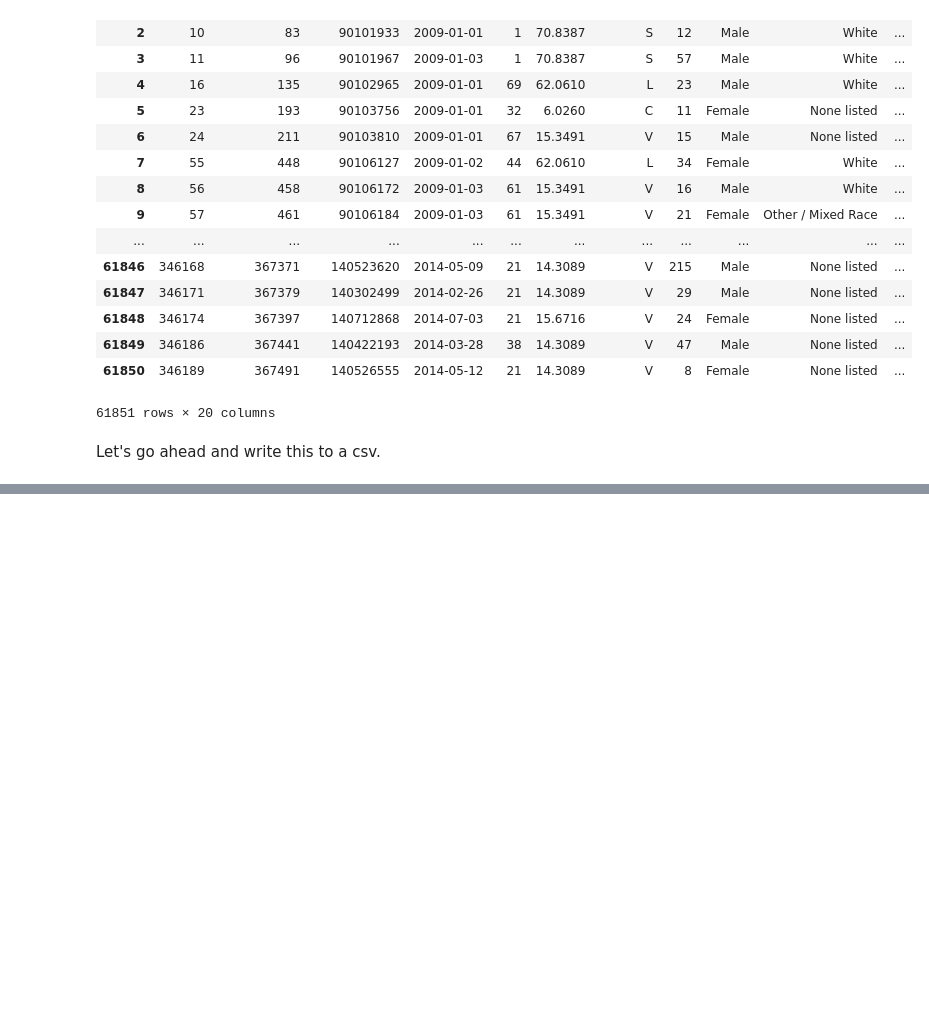
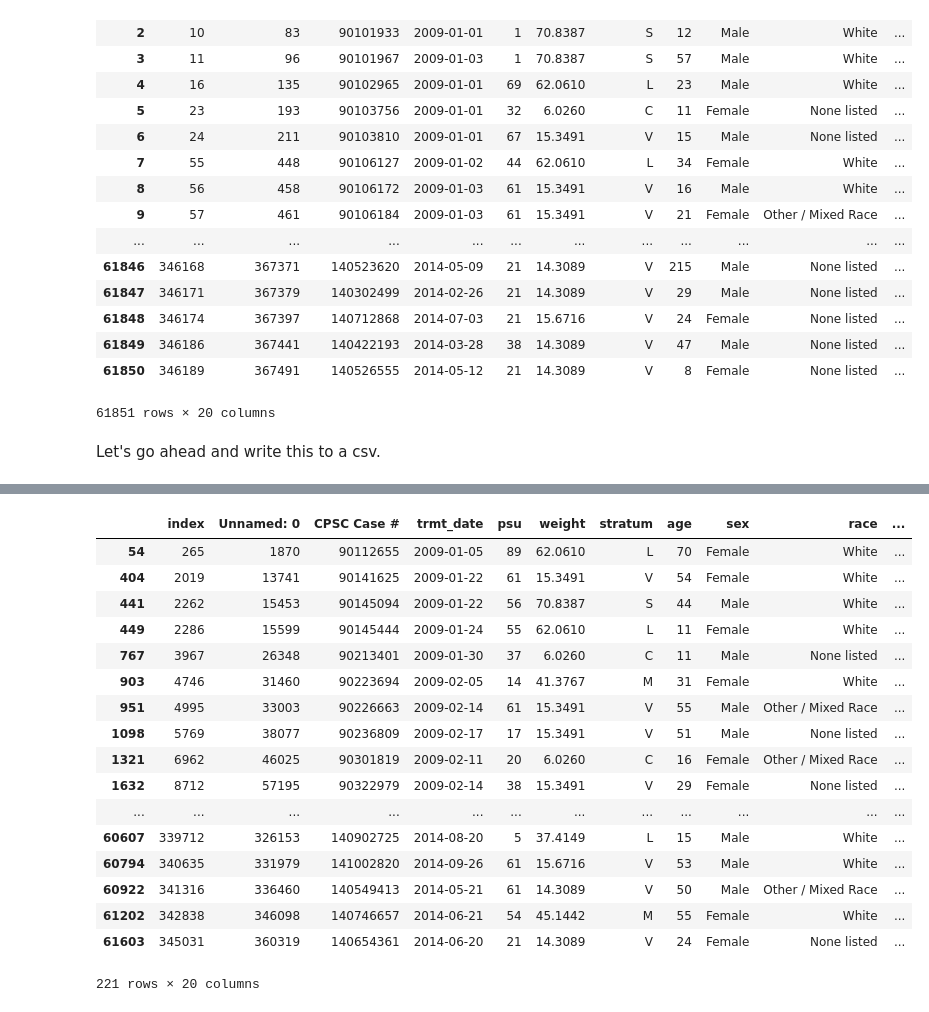
Before and after one commit to jcbain/neander_trauma, a Jupyter notebook: NEISS_data_description.ipynb, the cells around one changed output, grey strips where cells are left out. Cells and saved outputs as stored; diff of their text form; code cells hidden in the pictures; blank space fills up the shorter version.

```diff
--- a/NEISS_data_description.ipynb
+++ b/NEISS_data_description.ipynb
@@ -377,0 +378,23 @@ lt[lt['narrative'].str.contains(pattern)]
+# %%
+back_words = ['SPINE','LUMBAR','VERTEBRAE', 'VERTEBRAL','COCCYX','SACRUM']
+pattern = '|'.join(back_words)
+lt[lt['narrative'].str.contains(pattern)]
+# %% [output]
+|  | index | Unnamed: 0 | CPSC Case # | trmt_date | psu | weight | stratum | age | sex | race | ... |
+| 54 | 265 | 1870 | 90112655 | 2009-01-05 | 89 | 62.0610 | L | 70 | Female | White | ... |
+| 404 | 2019 | 13741 | 90141625 | 2009-01-22 | 61 | 15.3491 | V | 54 | Female | White | ... |
+| 441 | 2262 | 15453 | 90145094 | 2009-01-22 | 56 | 70.8387 | S | 44 | Male | White | ... |
+| 449 | 2286 | 15599 | 90145444 | 2009-01-24 | 55 | 62.0610 | L | 11 | Female | White | ... |
+| 767 | 3967 | 26348 | 90213401 | 2009-01-30 | 37 | 6.0260 | C | 11 | Male | None listed | ... |
+| 903 | 4746 | 31460 | 90223694 | 2009-02-05 | 14 | 41.3767 | M | 31 | Female | White | ... |
+| 951 | 4995 | 33003 | 90226663 | 2009-02-14 | 61 | 15.3491 | V | 55 | Male | Other / Mixed Race | ... |
+| 1098 | 5769 | 38077 | 90236809 | 2009-02-17 | 17 | 15.3491 | V | 51 | Male | None listed | ... |
+| 1321 | 6962 | 46025 | 90301819 | 2009-02-11 | 20 | 6.0260 | C | 16 | Female | Other / Mixed Race | ... |
+| 1632 | 8712 | 57195 | 90322979 | 2009-02-14 | 38 | 15.3491 | V | 29 | Female | None listed | ... |
+| ... | ... | ... | ... | ... | ... | ... | ... | ... | ... | ... | ... |
+| 60607 | 339712 | 326153 | 140902725 | 2014-08-20 | 5 | 37.4149 | L | 15 | Male | White | ... |
+| 60794 | 340635 | 331979 | 141002820 | 2014-09-26 | 61 | 15.6716 | V | 53 | Male | White | ... |
+| 60922 | 341316 | 336460 | 140549413 | 2014-05-21 | 61 | 14.3089 | V | 50 | Male | Other / Mixed Race | ... |
+| 61202 | 342838 | 346098 | 140746657 | 2014-06-21 | 54 | 45.1442 | M | 55 | Female | White | ... |
+| 61603 | 345031 | 360319 | 140654361 | 2014-06-20 | 21 | 14.3089 | V | 24 | Female | None listed | ... |
+221 rows × 20 columns
```
Also changed, not shown: parts of 1 cell of this notebook.
